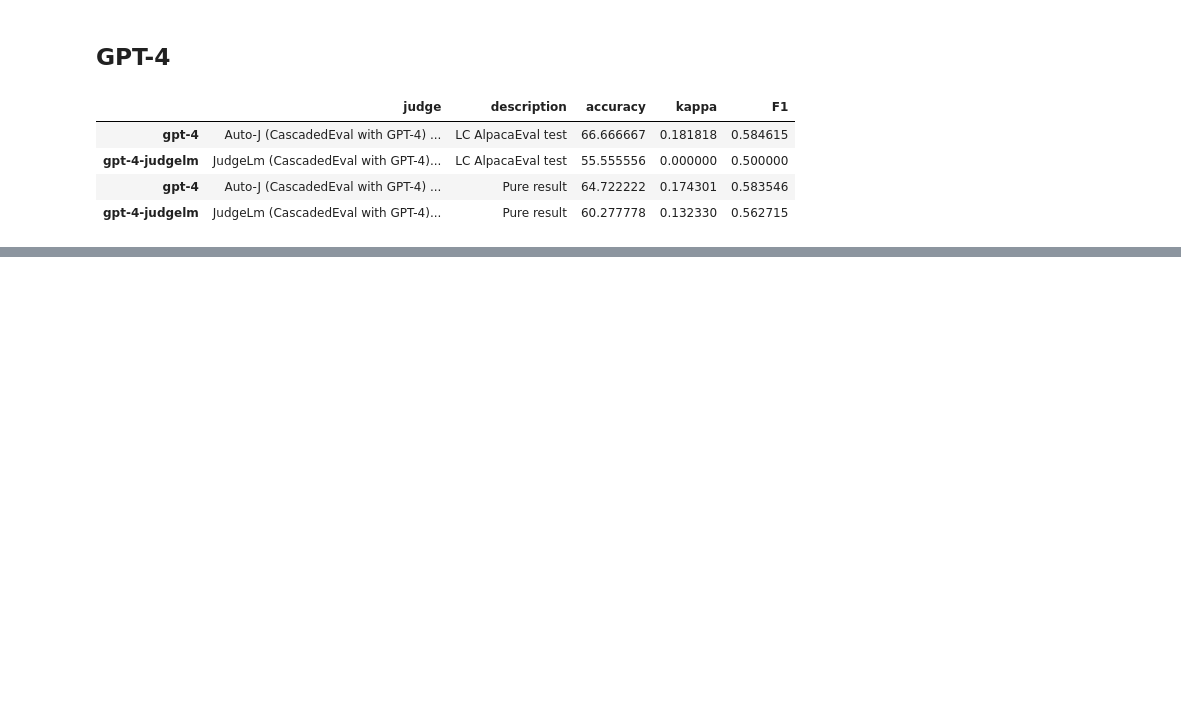
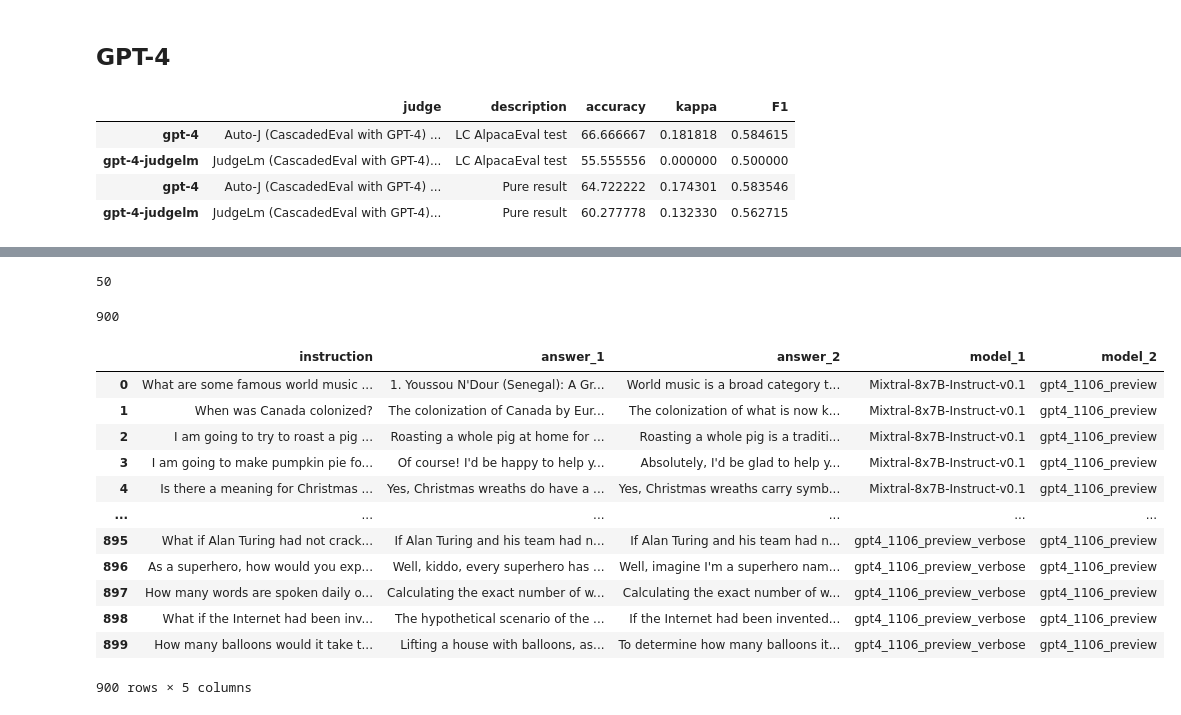
Before and after one commit to Thesis-LLM-as-a-judge-AUAS/fair-eval, a Jupyter notebook: sanity_check.ipynb, the cells around one changed output, grey strips where cells are left out. Cells and saved outputs as stored; diff of their text form; code cells hidden in the pictures; blank space fills up the shorter version.

```diff
--- a/sanity_check.ipynb
+++ b/sanity_check.ipynb
@@ -1949,0 +2010,4 @@ gpt4_final
+# %%
+BASELINE_NAME = "gpt4_1106_preview"
+baseline_outputs = pd.read_json(f"./verbosity_datasets/{BASELINE_NAME}/model_outputs.json")
+baseline_outputs
@@ -1949,0 +2030,3 @@ gpt4_final
+# %%
+model_outputs = pd.read_json(f"./verbosity_datasets/{dirs[0]}/model_outputs.json")
+model_outputs
@@ -1949,0 +2047,40 @@ gpt4_final
+# %%
+instructions = model_outputs.groupby('dataset', group_keys=False).sample(n=10, random_state=42)['instruction'].unique()
+len(instructions)
+# %% [output]
+50
+# %%
+judgement_objects = []
+
+for name in dirs:
+    current_outputs = pd.read_json(f"./verbosity_datasets/{name}/model_outputs.json")
+
+    for instruction in instructions:
+        judgement_objects.append({
+            'instruction': instruction,
+            'answer_1': current_outputs[current_outputs['instruction'] == instruction]['output'].iloc[0],
+            'answer_2': baseline_outputs[baseline_outputs['instruction'] == instruction]['output'].iloc[0],
+            'model_1': name,
+            'model_2': BASELINE_NAME
+        })
+
+len(judgement_objects)
+# %% [output]
+900
+# %%
+judgement_df = pd.DataFrame(judgement_objects)
+judgement_df
+# %% [output]
+|  | instruction | answer_1 | answer_2 | model_1 | model_2 |
+| 0 | What are some famous world music ... | 1. Youssou N'Dour (Senegal): A Gr... | World music is a broad category t... | Mixtral-8x7B-Instruct-v0.1 | gpt4_1106_preview |
+| 1 | When was Canada colonized? | The colonization of Canada by Eur... | The colonization of what is now k... | Mixtral-8x7B-Instruct-v0.1 | gpt4_1106_preview |
+| 2 | I am going to try to roast a pig ... | Roasting a whole pig at home for ... | Roasting a whole pig is a traditi... | Mixtral-8x7B-Instruct-v0.1 | gpt4_1106_preview |
+| 3 | I am going to make pumpkin pie fo... | Of course! I'd be happy to help y... | Absolutely, I'd be glad to help y... | Mixtral-8x7B-Instruct-v0.1 | gpt4_1106_preview |
+| 4 | Is there a meaning for Christmas ... | Yes, Christmas wreaths do have a ... | Yes, Christmas wreaths carry symb... | Mixtral-8x7B-Instruct-v0.1 | gpt4_1106_preview |
+| ... | ... | ... | ... | ... | ... |
+| 895 | What if Alan Turing had not crack... | If Alan Turing and his team had n... | If Alan Turing and his team had n... | gpt4_1106_preview_verbose | gpt4_1106_preview |
+| 896 | As a superhero, how would you exp... | Well, kiddo, every superhero has ... | Well, imagine I'm a superhero nam... | gpt4_1106_preview_verbose | gpt4_1106_preview |
+| 897 | How many words are spoken daily o... | Calculating the exact number of w... | Calculating the exact number of w... | gpt4_1106_preview_verbose | gpt4_1106_preview |
+| 898 | What if the Internet had been inv... | The hypothetical scenario of the ... | If the Internet had been invented... | gpt4_1106_preview_verbose | gpt4_1106_preview |
+| 899 | How many balloons would it take t... | Lifting a house with balloons, as... | To determine how many balloons it... | gpt4_1106_preview_verbose | gpt4_1106_preview |
+900 rows × 5 columns
```
Also changed, not shown: parts of 13 cells of this notebook, 47 other files.
